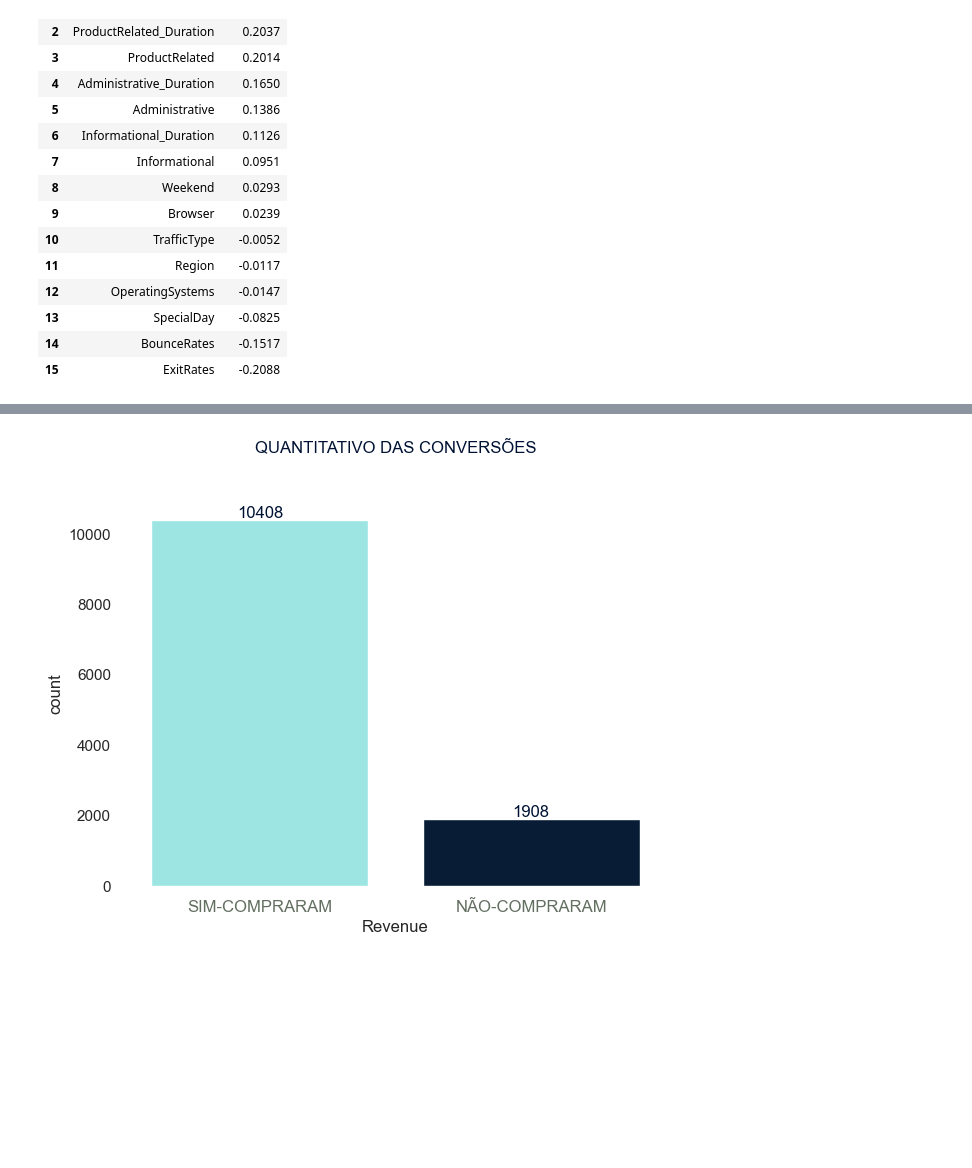
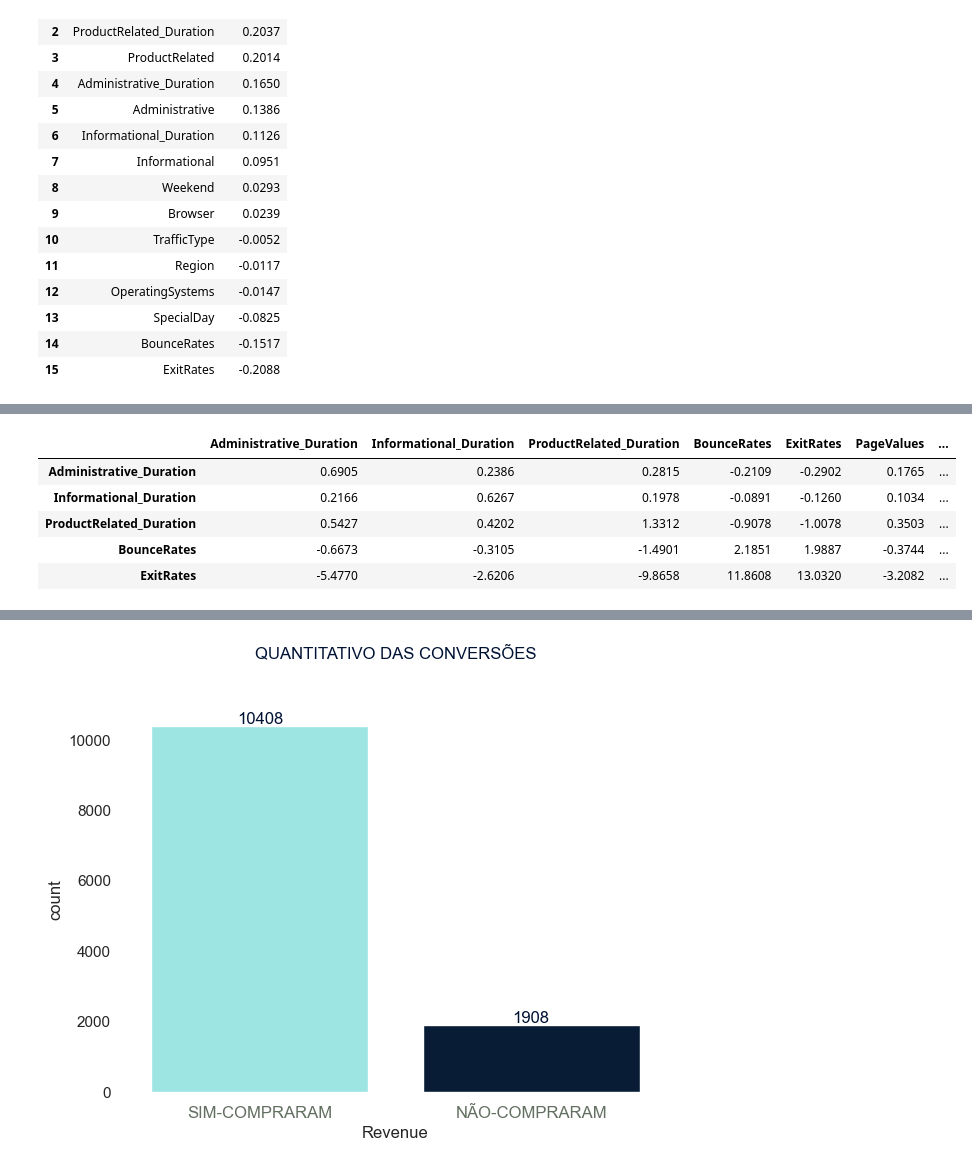
Before and after one commit to fabian-gib-50/Projeto-LojaVirtual, a Jupyter notebook: Projeto_E-Commerce.ipynb, the cells around one changed output, grey strips where cells are left out. Saved outputs shown, nothing was run; the diff lists cells and outputs as text; code cells hidden in the pictures; blank space fills up the shorter version.

```diff
--- a/Projeto_E-Commerce.ipynb
+++ b/Projeto_E-Commerce.ipynb
@@ -532,0 +540,12 @@ df_eng.corr()[ 'Revenue' ].sort_values(ascending=False).reset_index()
+# %%
+# Matriz de distancia por similidade em cosseno
+
+dist_cosseno = matriz_corr.div( matriz_corr.sum(axis=1), axis='rows')
+dist_cosseno.head()
+# %% [output]
+|  | Administrative_Duration | Informational_Duration | ProductRelated_Duration | BounceRates | ExitRates | PageValues | ... |
+| Administrative_Duration | 0.6905 | 0.2386 | 0.2815 | -0.2109 | -0.2902 | 0.1765 | ... |
+| Informational_Duration | 0.2166 | 0.6267 | 0.1978 | -0.0891 | -0.1260 | 0.1034 | ... |
+| ProductRelated_Duration | 0.5427 | 0.4202 | 1.3312 | -0.9078 | -1.0078 | 0.3503 | ... |
+| BounceRates | -0.6673 | -0.3105 | -1.4901 | 2.1851 | 1.9887 | -0.3744 | ... |
+| ExitRates | -5.4770 | -2.6206 | -9.8658 | 11.8608 | 13.0320 | -3.2082 | ... |
```
Also changed, not shown: parts of 10 cells of this notebook.
